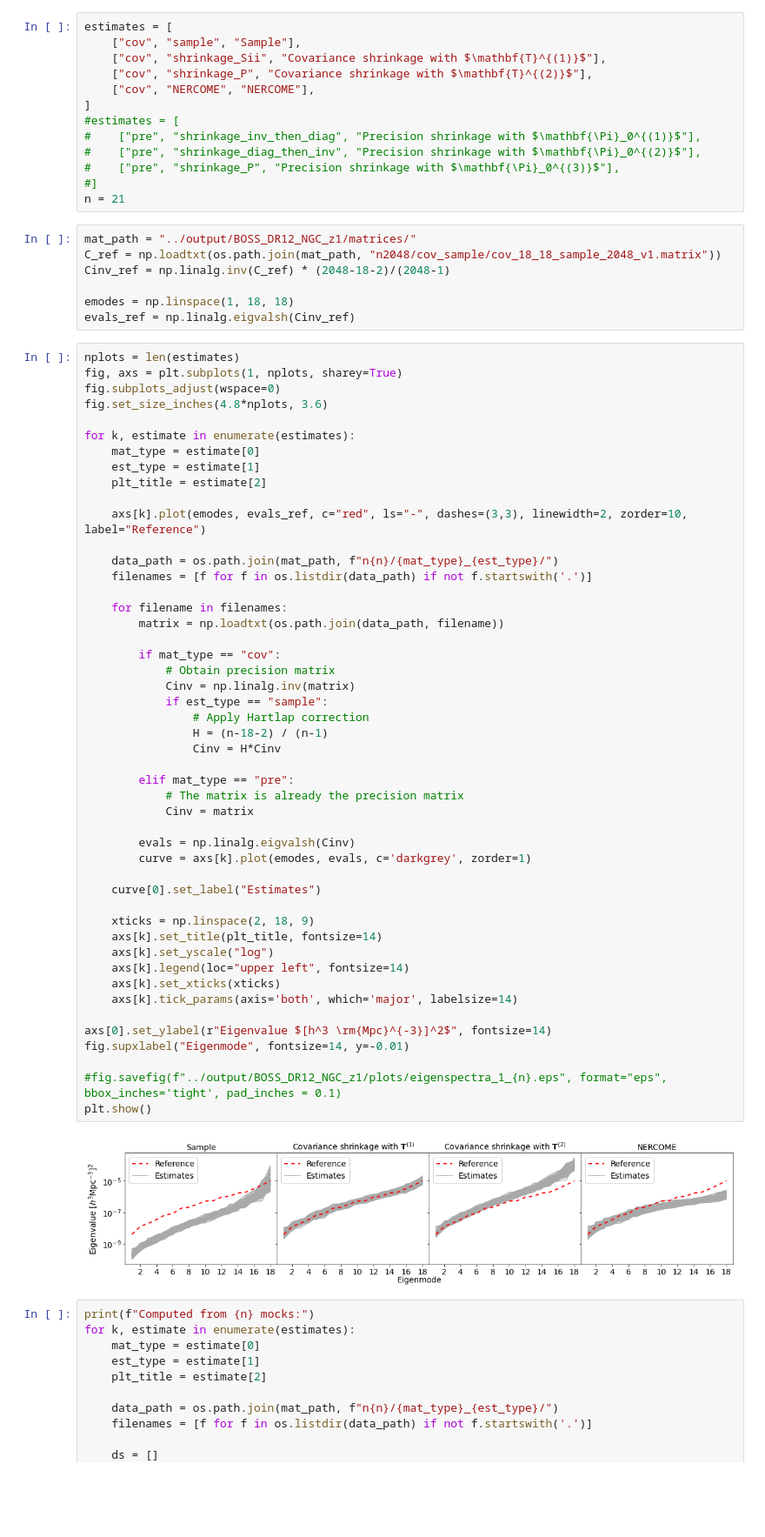
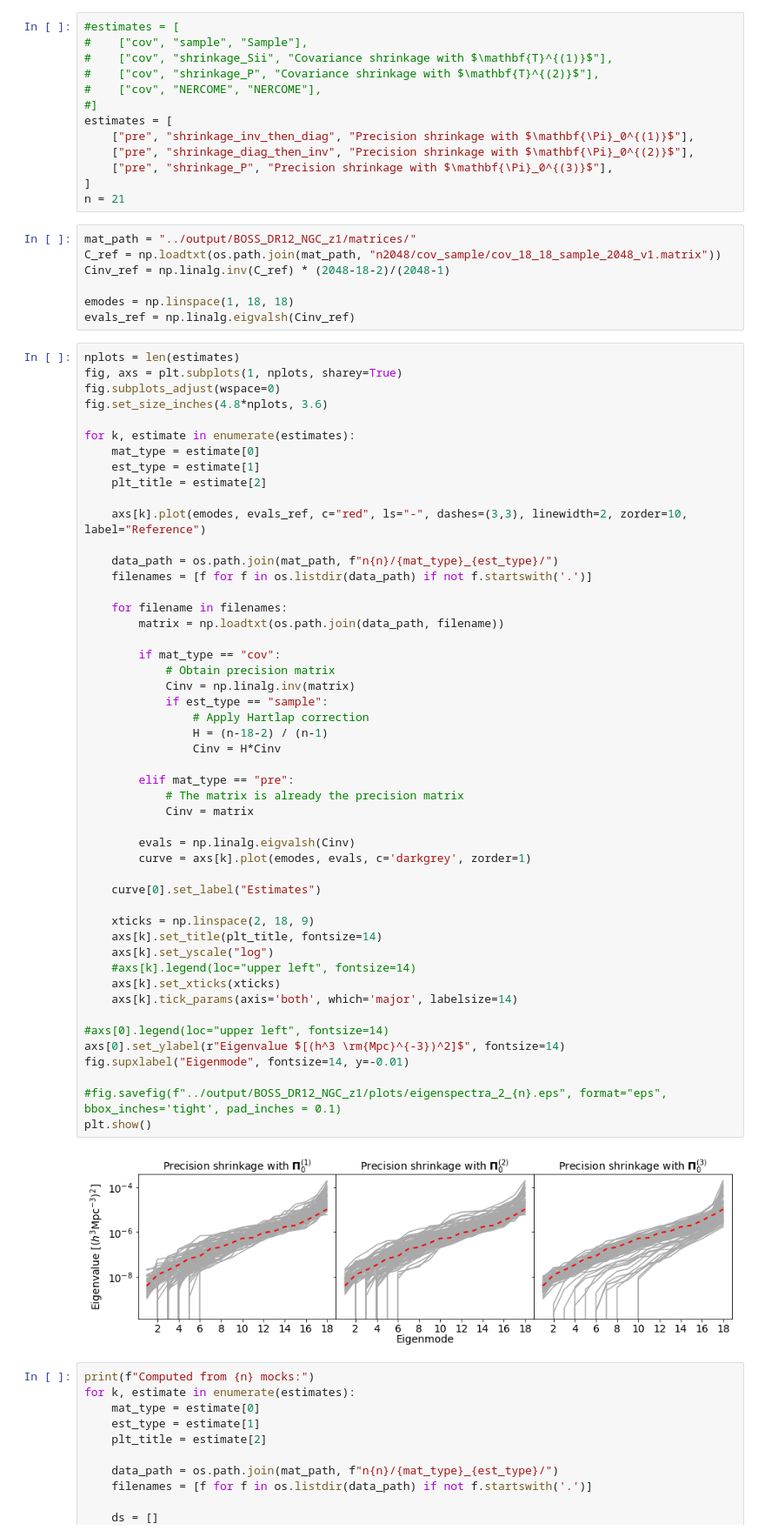
Before and after one commit to marnixlooijmans/shrinkage-estimation-paper, a Jupyter notebook: notebooks/make-plots.ipynb, the cells around one changed output. Shown at 87% size. Drawn from its saved outputs; the diff is of its cells as text; blank space fills up the shorter version.

Commit message:
Update plots
Duplicate legends removed and units in axis labels updated.

```diff
--- a/notebooks/make-plots.ipynb
+++ b/notebooks/make-plots.ipynb
@@ -5,17 +5,17 @@ from scipy import linalg
 import matplotlib.pyplot as plt
 %matplotlib inline
 # %%
+#estimates = [
+#    ["cov", "sample", "Sample"],
+#    ["cov", "shrinkage_Sii", "Covariance shrinkage with $\mathbf{T}^{(1)}$"],
+#    ["cov", "shrinkage_P", "Covariance shrinkage with $\mathbf{T}^{(2)}$"],
+#    ["cov", "NERCOME", "NERCOME"],
+#]
 estimates = [
-    ["cov", "sample", "Sample"],
-    ["cov", "shrinkage_Sii", "Covariance shrinkage with $\mathbf{T}^{(1)}$"],
-    ["cov", "shrinkage_P", "Covariance shrinkage with $\mathbf{T}^{(2)}$"],
-    ["cov", "NERCOME", "NERCOME"],
+    ["pre", "shrinkage_inv_then_diag", "Precision shrinkage with $\mathbf{\Pi}_0^{(1)}$"],
+    ["pre", "shrinkage_diag_then_inv", "Precision shrinkage with $\mathbf{\Pi}_0^{(2)}$"],
+    ["pre", "shrinkage_P", "Precision shrinkage with $\mathbf{\Pi}_0^{(3)}$"],
 ]
-#estimates = [
-#    ["pre", "shrinkage_inv_then_diag", "Precision shrinkage with $\mathbf{\Pi}_0^{(1)}$"],
-#    ["pre", "shrinkage_diag_then_inv", "Precision shrinkage with $\mathbf{\Pi}_0^{(2)}$"],
-#    ["pre", "shrinkage_P", "Precision shrinkage with $\mathbf{\Pi}_0^{(3)}$"],
-#]
 n = 21
 # %%
 mat_path = "../output/BOSS_DR12_NGC_z1/matrices/"
@@ -43,37 +43,38 @@ for k, estimate in enumerate(estimates):
     for filename in filenames:
         matrix = np.loadtxt(os.path.join(data_path, filename))
 
         if mat_type == "cov":
             # Obtain precision matrix
             Cinv = np.linalg.inv(matrix)
             if est_type == "sample":
                 # Apply Hartlap correction
                 H = (n-18-2) / (n-1)
                 Cinv = H*Cinv
 
         elif mat_type == "pre":
             # The matrix is already the precision matrix
             Cinv = matrix
 
         evals = np.linalg.eigvalsh(Cinv)
         curve = axs[k].plot(emodes, evals, c='darkgrey', zorder=1)
 
     curve[0].set_label("Estimates")
 
     xticks = np.linspace(2, 18, 9)
     axs[k].set_title(plt_title, fontsize=14)
     axs[k].set_yscale("log")
-    axs[k].legend(loc="upper left", fontsize=14)
+    #axs[k].legend(loc="upper left", fontsize=14)
     axs[k].set_xticks(xticks)
     axs[k].tick_params(axis='both', which='major', labelsize=14)
 
-axs[0].set_ylabel(r"Eigenvalue $[h^3 \rm{Mpc}^{-3}]^2$", fontsize=14)
+#axs[0].legend(loc="upper left", fontsize=14)
+axs[0].set_ylabel(r"Eigenvalue $[(h^3 \rm{Mpc}^{-3})^2]$", fontsize=14)
 fig.supxlabel("Eigenmode", fontsize=14, y=-0.01)
 
-#fig.savefig(f"../output/BOSS_DR12_NGC_z1/plots/eigenspectra_1_{n}.eps", format="eps", bbox_inches='tight', pad_inches = 0.1)
+#fig.savefig(f"../output/BOSS_DR12_NGC_z1/plots/eigenspectra_2_{n}.eps", format="eps", bbox_inches='tight', pad_inches = 0.1)
 plt.show()
 # %% [output]
-[figure, old version]
+[figure, new version]
 # %%
 print(f"Computed from {n} mocks:")
 for k, estimate in enumerate(estimates):
```
Also changed, not shown: parts of 1 cell of this notebook, 7 other files.
